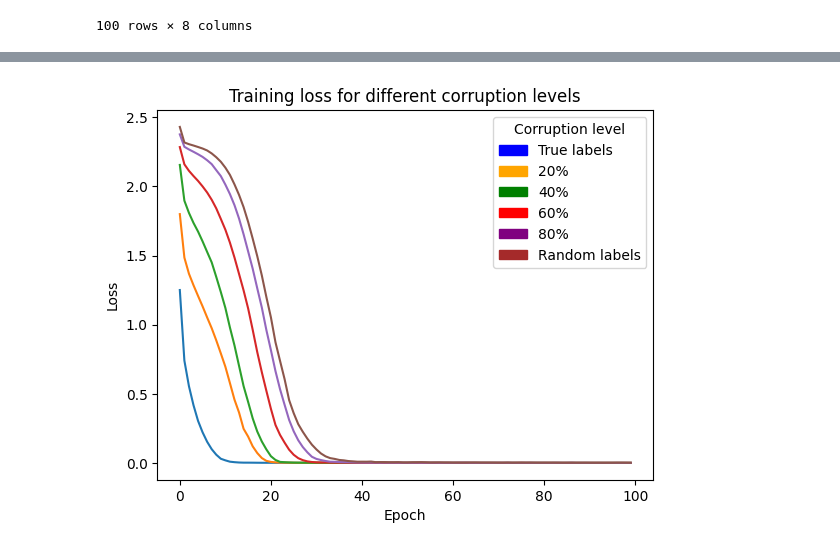
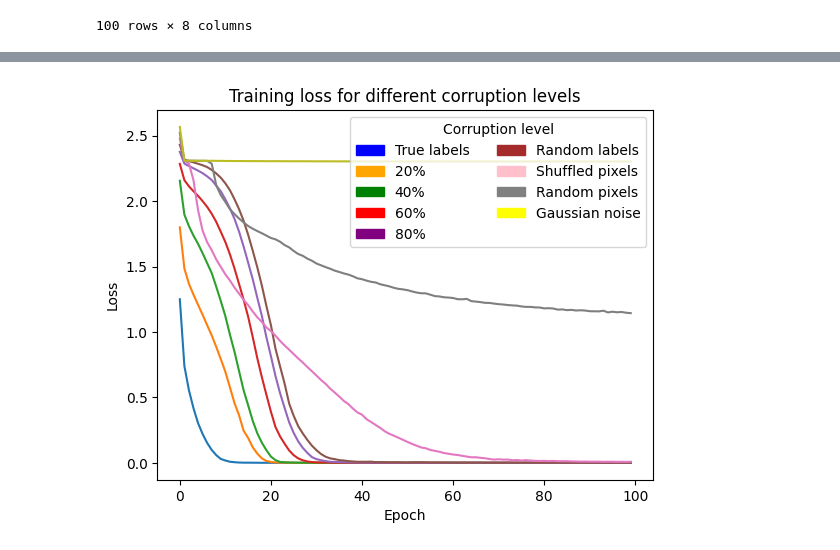
Before and after one commit to jhsilvaz13/rethinking_generalization_randomization_tests, a Jupyter notebook: src/Inception/results_inception.ipynb, the cells around one changed output, grey strips where cells are left out. Drawn from its saved outputs; the diff is of its cells as text; code cells hidden in the pictures.

Commit message:
Added input corruption with percentages

```diff
--- a/src/Inception/results_inception.ipynb
+++ b/src/Inception/results_inception.ipynb
@@ -14,0 +26,5 @@ df_val_accs=df.iloc[300:400].reset_index(drop=True)
+# %%
+obj_input_2=pd.read_pickle('final_input_3.pickle')
+df_input_2=pd.DataFrame(obj_input_2)
+df_input_2.reset_index(inplace=True)
+df_input_2
@@ -15,3 +37,15 @@ df_val_accs=df.iloc[300:400].reset_index(drop=True)
+# %%
+df_input_1=df_input_1.explode(['shuffled_pixels', 'random_pixels'], ignore_index=True)
+df_input_1_train_losses=df_input_1.iloc[:100].reset_index(drop=True)
+df_input_1_val_losses=df_input_1.iloc[100:200].reset_index(drop=True)
+df_input_1_train_accs=df_input_1.iloc[200:300].reset_index(drop=True)
+df_input_1_val_accs=df_input_1.iloc[300:400].reset_index(drop=True)
+# %%
+df_input_2=df_input_2.explode(['gaussian_noise'], ignore_index=True)
+df_input_2_train_losses=df_input_2.iloc[:100].reset_index(drop=True)
+df_input_2_val_losses=df_input_2.iloc[100:200].reset_index(drop=True)
+df_input_2_train_accs=df_input_2.iloc[200:300].reset_index(drop=True)
+df_input_2_val_accs=df_input_2.iloc[300:400].reset_index(drop=True)
 # %%
 df_train_losses['Epoch'] = df_train_losses.index
 df_train_losses
@@ -29,3 +63,8 @@ df_train_losses
 | 98 | train_losses | 0.000129 | 0.000171 | 0.000227 | 0.000368 | 0.000473 | 0.001284 | 98 |
 | 99 | train_losses | 0.000118 | 0.000172 | 0.000225 | 0.000329 | 0.000437 | 0.000961 | 99 |
 100 rows × 8 columns
+# %%
+df_train_losses['Shuffled Pixels'] = df_input_1_train_losses['shuffled_pixels']
+df_train_losses['Random Pixels'] = df_input_1_train_losses['random_pixels']
+df_train_losses['Gaussian Noise'] = df_input_2_train_losses['gaussian_noise']
+df_train_losses
@@ -32,16 +85,19 @@ df_train_losses
 # %%
-percentages = [0,20,40,60,80,100]
+colums = [0,20,40,60,80,100, 'Shuffled Pixels', 'Random Pixels', 'Gaussian Noise']
 per_0_patch = mpatches.Patch(color='blue', label='True labels', linestyle='solid')
 per_20_patch = mpatches.Patch(color='orange', label='20%')
 per_40_patch = mpatches.Patch(color='green', label='40%')
 per_60_patch = mpatches.Patch(color='red', label='60%')
 per_80_patch = mpatches.Patch(color='purple', label='80%')
 per_100_patch = mpatches.Patch(color='brown', label='Random labels')
-for per in percentages:
-    sns.lineplot(data=df_train_losses, x='Epoch', y=per)
-    plt.legend(handles=[per_0_patch, per_20_patch, per_40_patch, per_60_patch, per_80_patch, per_100_patch],
-                loc='upper right', title='Corruption level')
+shuffled_pixels = mpatches.Patch(color='pink', label='Shuffled pixels')
+random_pixels = mpatches.Patch(color='gray', label='Random pixels')
+gaussian_noise = mpatches.Patch(color='yellow', label='Gaussian noise')
+for col in colums:
+    sns.lineplot(data=df_train_losses, x='Epoch', y=col)
+    plt.legend(handles=[per_0_patch, per_20_patch, per_40_patch, per_60_patch, per_80_patch, per_100_patch, shuffled_pixels, random_pixels, gaussian_noise],
+                loc='upper right', title='Corruption level', ncol=2)
     plt.ylabel('Loss')
     plt.title('Training loss for different corruption levels')
 # %% [output]
-[figure, old version]
+[figure, new version]
```
Also changed, not shown: parts of 5 cells of this notebook, 13 other files.
